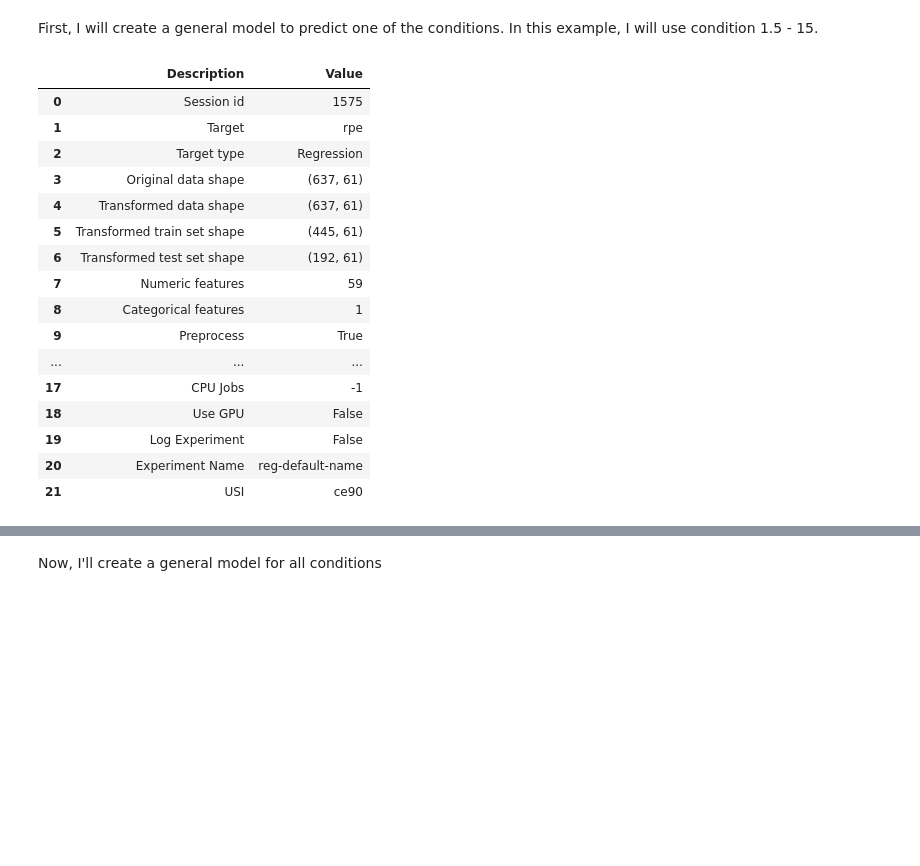
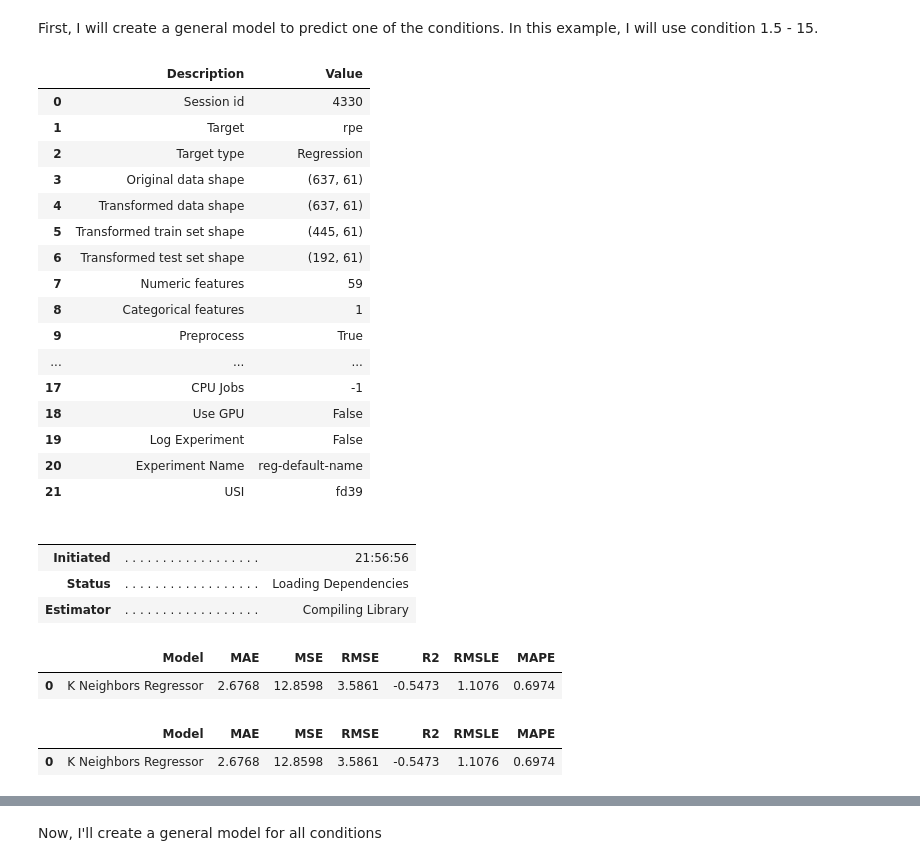
Before and after one commit to fmegahed/shoulder_fatigue_modeling, a Jupyter notebook: models.ipynb, the cells around one changed output, grey strips where cells are left out. Saved outputs shown, nothing was run; the diff lists cells and outputs as text; code cells hidden in the pictures; blank space fills up the shorter version.

Commit message:
Updates to modeling

```diff
--- a/models.ipynb
+++ b/models.ipynb
@@ -34,29 +34,43 @@ df['rpe'] = df['rpe'].fillna(method='ffill')
 df['rpe'] = df['rpe'].astype(int)       # Change this to float if necessary
 # %% [markdown]
 First, I will create a general model to predict one of the conditions. In this example, I will use condition 1.5 - 15.
+# %%
+filt_condition = df['experimental_condition'] == 'Condition 1.5-15'
+filt_subject = df['subject'] == 1
+
+df_condition = df[filt_condition]
 # %%
-df_sample1 = df[df['experimental_condition'] == 'Condition 1.5-15']
+# Training a general model using specific condition (here, Condition 1.5-15)
+train = df_condition.loc[df_condition['subject'].isin(range(1, 13))]
+test = df_condition.loc[df_condition['subject'].isin(range(13, 16))]
 
-
-train = df_sample1.loc[df_sample1['subject'].isin(range(1, 13))]
-test = df_sample1.loc[df_sample1['subject'].isin(range(13, 16))]
+reg = setup(data=train, target='rpe')
+model_condition = compare_models()
+predictions = predict_model(model_condition, data=test)
+# %% [output]
+|  | Description | Value |
+| 0 | Session id | 4330 |
+| 1 | Target | rpe |
+| 2 | Target type | Regression |
+| 3 | Original data shape | (637, 61) |
+| 4 | Transformed data shape | (637, 61) |
+| 5 | Transformed train set shape | (445, 61) |
+| 6 | Transformed test set shape | (192, 61) |
+| 7 | Numeric features | 59 |
+| 8 | Categorical features | 1 |
+| 9 | Preprocess | True |
+| ... | ... | ... |
+| 17 | CPU Jobs | -1 |
+| 18 | Use GPU | False |
+| 19 | Log Experiment | False |
+| 20 | Experiment Name | reg-default-name |
+| 21 | USI | fd39 |
+|  |  |  |
+|  |  |  |
+| Initiated | . . . . . . . . . . . . . . . . . . | 21:56:56 |
+| Status | . . . . . . . . . . . . . . . . . . | Loading Dependencies |
+| Estimator | . . . . . . . . . . . . . . . . . . | Compiling Library |
+|  | Model | MAE | MSE | RMSE | R2 | RMSLE | MAPE |
+| 0 | K Neighbors Regressor | 2.6768 | 12.8598 | 3.5861 | -0.5473 | 1.1076 | 0.6974 |
+|  | Model | MAE | MSE | RMSE | R2 | RMSLE | MAPE |
+| 0 | K Neighbors Regressor | 2.6768 | 12.8598 | 3.5861 | -0.5473 | 1.1076 | 0.6974 |
-# %%
-reg = setup(data=train, target='rpe')
-# %% [output]
-|  | Description | Value |
-| 0 | Session id | 1575 |
-| 1 | Target | rpe |
-| 2 | Target type | Regression |
-| 3 | Original data shape | (637, 61) |
-| 4 | Transformed data shape | (637, 61) |
-| 5 | Transformed train set shape | (445, 61) |
-| 6 | Transformed test set shape | (192, 61) |
-| 7 | Numeric features | 59 |
-| 8 | Categorical features | 1 |
-| 9 | Preprocess | True |
-| ... | ... | ... |
-| 17 | CPU Jobs | -1 |
-| 18 | Use GPU | False |
-| 19 | Log Experiment | False |
-| 20 | Experiment Name | reg-default-name |
-| 21 | USI | ce90 |
```
Also changed, not shown: parts of 15 cells of this notebook.
